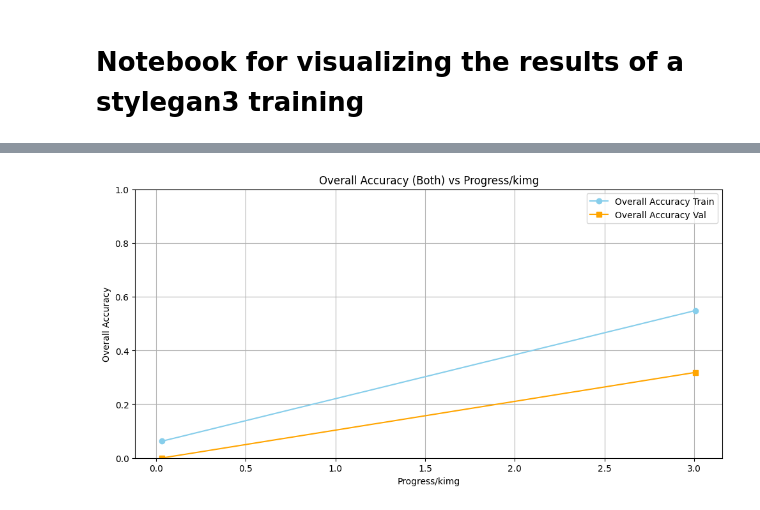
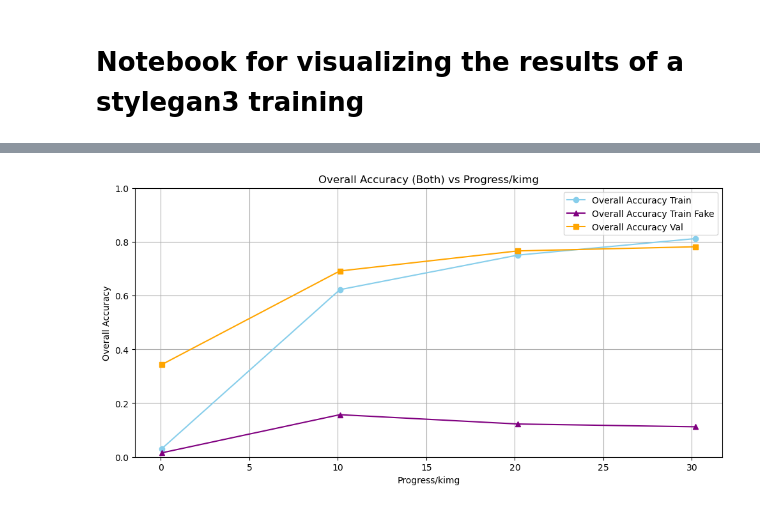
Before and after one commit to antongomez/Conditional-StyleGAN3, a Jupyter notebook: visualize.ipynb, the cells around one changed output, grey strips where cells are left out. Saved outputs shown, nothing was run; the diff lists cells and outputs as text; code cells hidden in the pictures.

```diff
--- a/visualize.ipynb
+++ b/visualize.ipynb
@@ -4,7 +4,7 @@
 import os, json
 
 results_dir = "training-runs/OITAVEN_TRAIN"
-experiment_name = "00000-stylegan3-t-oitaven_train-gpus1-batch32-gamma0.125"
+experiment_name = "00005-stylegan3-t-oitaven_train-gpus2-batch64-gamma0.125"
 
 file_name = "stats.jsonl"
 training_options_file_name = "training_options.json"
@@ -522,9 +572,18 @@ plot_metric(metrics, metrics=["Loss/signs/fake", "Loss/signs/real"], x_axis="Pro
 # %%
 classification_metrics = extract_classification_metrics(jsonl_data, class_labels=class_labels)
-metrics["overall_accuracy_train"], metrics["overall_accuracy_train_fake"], metrics["overall_accuracy_val"] = compute_overall_accuracy(classification_metrics)
-plot_accuracies(metrics, class_labels=class_labels, plot_std_in_avg_accuracy=False, plot_type="overall", dataset="both")
+metrics["overall_accuracy_train"], metrics["overall_accuracy_val"], metrics["overall_accuracy_train_fake"] = (
+    compute_overall_accuracy(classification_metrics)
+)
+plot_accuracies(
+    metrics,
+    class_labels=class_labels,
+    plot_std_in_avg_accuracy=False,
+    plot_type="overall",
+    dataset="both",
+    include_fake=True,
+)
 # %% [output]
-[figure, old version]
+[figure, new version]
 # %%
 print_accuracies_per_class(metrics, class_labels, last_ticks=10, data_type="val")
 plot_accuracies(
```
Also changed, not shown: parts of 10 cells of this notebook, 1 other file.
